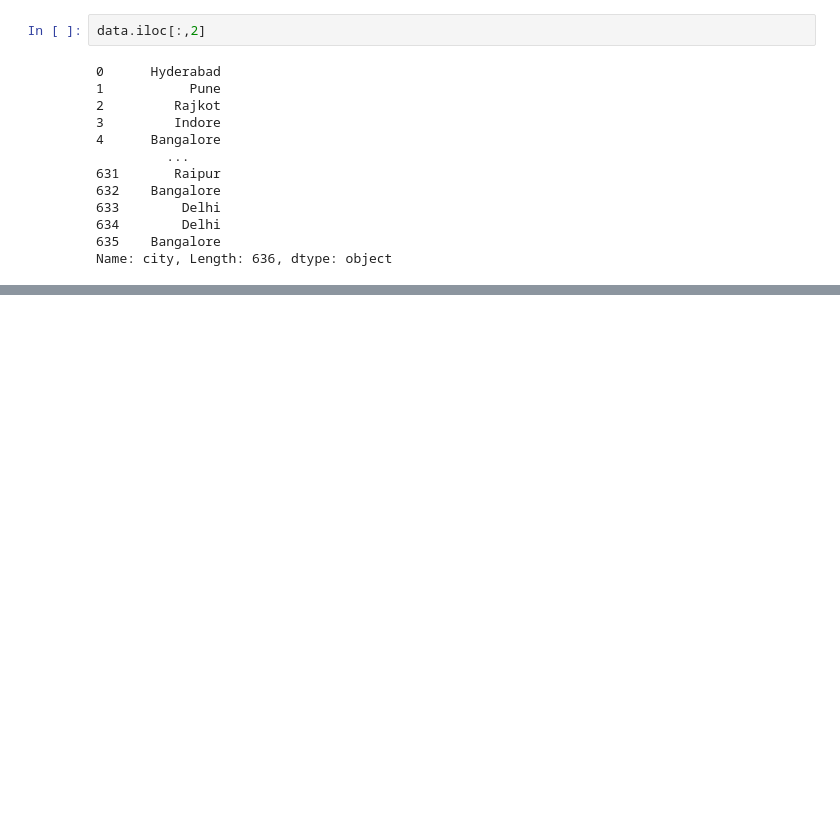
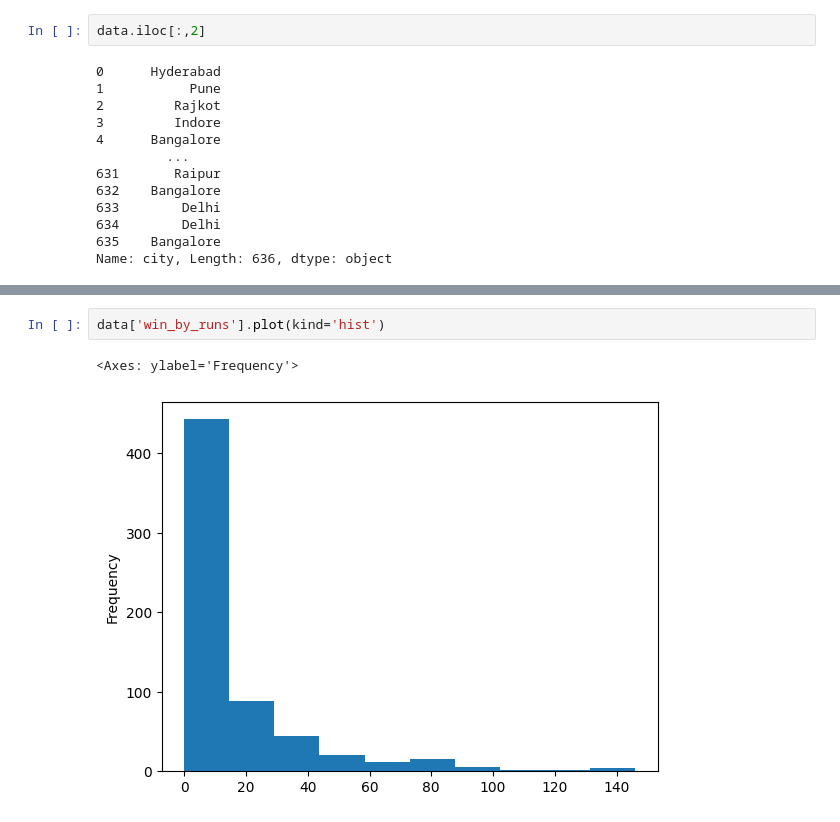
Before and after one commit to Aasthapaudel/-Imagine-cup-cloud-skill-Challenge-, a Jupyter notebook: Pandas.ipynb, the cells around one changed output, grey strips where cells are left out. Drawn from its saved outputs; the diff is of its cells as text; blank space fills up the shorter version.

```diff
--- a/Pandas.ipynb
+++ b/Pandas.ipynb
@@ -179,0 +200,5 @@ Name: city, Length: 636, dtype: object
+# %%
+data['win_by_runs'].plot(kind='hist')
+# %% [output]
+<Axes: ylabel='Frequency'>
+[figure, added]
```
Also changed, not shown: parts of 10 cells of this notebook.
